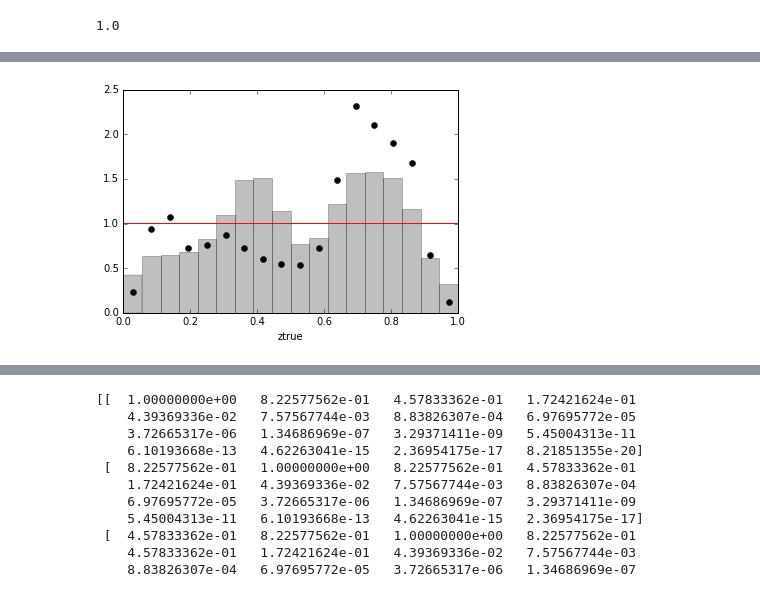
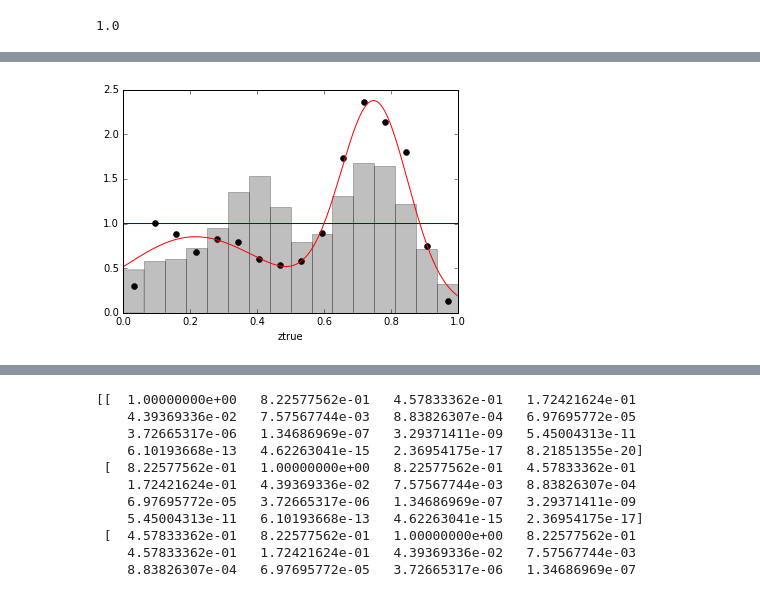
Before and after one commit to aimalz/prob-z, a Jupyter notebook: nz/code/sim/FromHogg.ipynb, the cells around one changed output, grey strips where cells are left out. Cells and saved outputs as stored; diff of their text form; code cells hidden in the pictures.

```diff
--- a/nz/code/sim/FromHogg.ipynb
+++ b/nz/code/sim/FromHogg.ipynb
@@ -111,7 +111,7 @@ class gauss(object):
         #ps[zs > 1.] = 0.
         return ps
 # %%
-#define gaussian mixture
+#define normalized gaussian mixture
 
 class gmix(object):
 
@@ -135,8 +135,9 @@ class gmix(object):
 
     def evaluate(self,zs):
         """
-        Doesn't return properly normalized fuunction.
+        Now returns properly normalized function
         """
+        dz = np.average(zs[1:]-zs[:-1])
         ps = np.zeros_like(zs)
         for c in range(len(self.amps)):
             dist = gauss(self.means[c],self.sigmas[c],self.amps[c])
@@ -144,6 +145,7 @@ class gmix(object):
                 #np.exp(-0.5 * (zs - self.means[c]) ** 2 / self.sigmas[c] ** 2)
         ps[zs < 0.] = 0.
         ps[zs > 1.] = 0.
+        ps = ps/np.sum(ps*dz)
         return ps
 # %%
 #set up truth
@@ -271,8 +274,8 @@ class prior(object):
 # %%
 #define binning, for everything is discrete in this approach
 
-K = 18#meta.allnbins
-binfactor = 18#meta.allnbins
+K = meta.allnbins
+binfactor = meta.allnbins
 KK = K * binfactor # number of fine bins
 interimprior = prior()
 
@@ -371,3 +376,10 @@ with open(os.path.join(meta.simdir,'logdata.csv'),'wb') as csvfile:
+# %%
+with open(os.path.join(meta.simdir,'logdata.csv'),'rb') as csvfile:
+    tuples = (line.split(None) for line in csvfile)
+    alldata = [[float(pair[k]) for k in range(0,len(pair))] for pair in tuples]
+meta.allzs = np.array(alldata[0])
+interimcoarse = np.exp(np.array(alldata[1]))
+data = np.exp(np.array(alldata[2:]))
 # %%
 #plot histogram of sampled z_obs values compared to truth and interim prior
 
@@ -383,9 +400,10 @@ plt.savefig(os.path.join(meta.simdir,"zobs.png"))
 #define hyperprior distribution as multivariate gaussian
 #and sample to get initial values for optimization and MCMC
 
+prior_sigma = 0.10
 prior_var = np.eye(K)
 for k in range(K):
-    prior_var[k] = 1. * np.exp(-0.5 * (zcoarse[k] - zcoarse) ** 2 / 0.10 ** 2)
+    prior_var[k] = 1. * np.exp(-0.5 * (zcoarse[k] - zcoarse) ** 2 / prior_sigma ** 2)
 #print(prior_var)
 prior_ivar = np.linalg.inv(prior_var)
 #print(np.shape(prior_ivar))
@@ -473,11 +488,12 @@ with open(os.path.join(meta.simdir,'logmmle.csv'),'wb') as csvfile:
 # %%
 #plot result of optimization, histogram of z_obs values, and interim prior
 
 plt.clf()
 plt.hist(zobss, bins=bplot, normed=True, color="k", alpha=0.25)
-plt.plot(zplot, interimprior.evaluate(zplot), "r-")
+plt.plot(zplot, interimprior.evaluate(zplot), "b-")
 plt.plot(zcoarse, themap, "ko")
+plt.plot(zplot, truedist.evaluate(zplot), "r-")
 plt.xlabel("ztrue")
 plt.savefig(os.path.join(meta.simdir,"map.png"))
 # %% [output]
-[figure, old version]
+[figure, new version]
```
Also changed, not shown: parts of 16 cells of this notebook.
